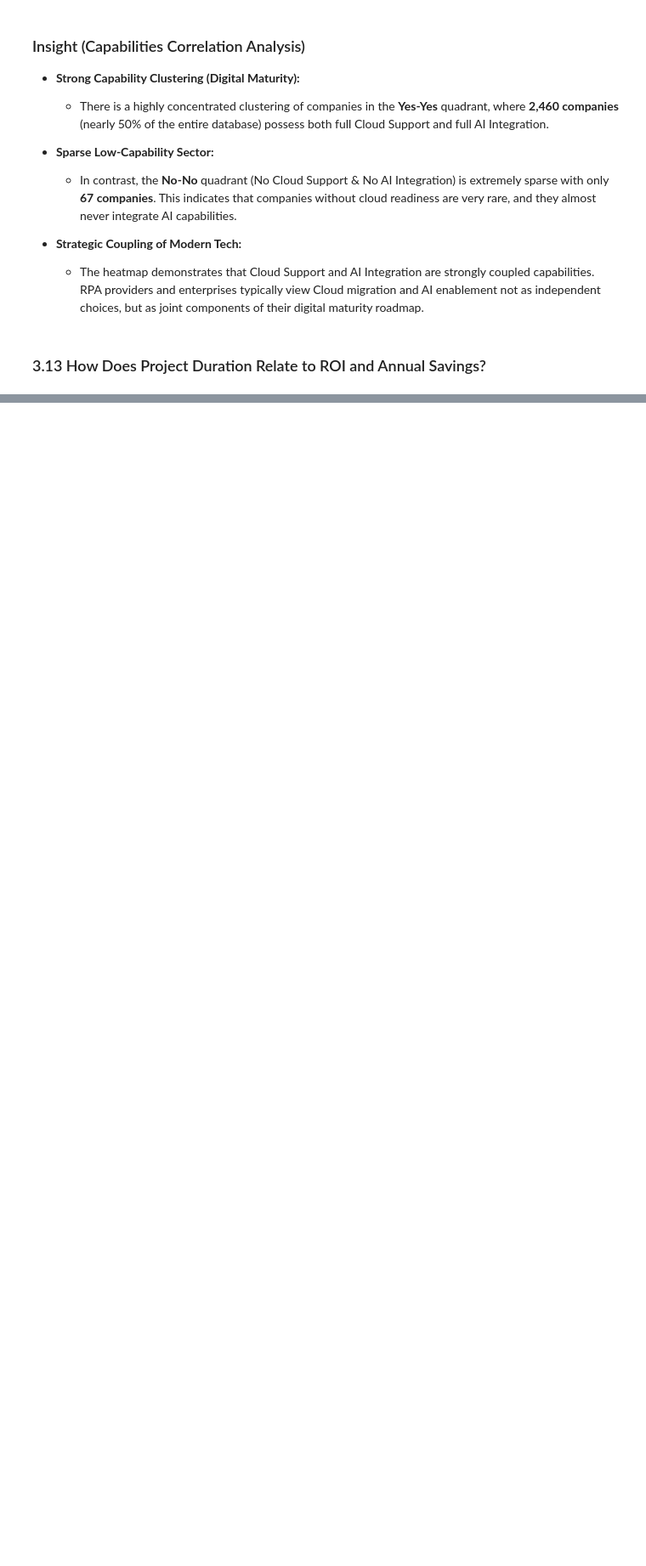
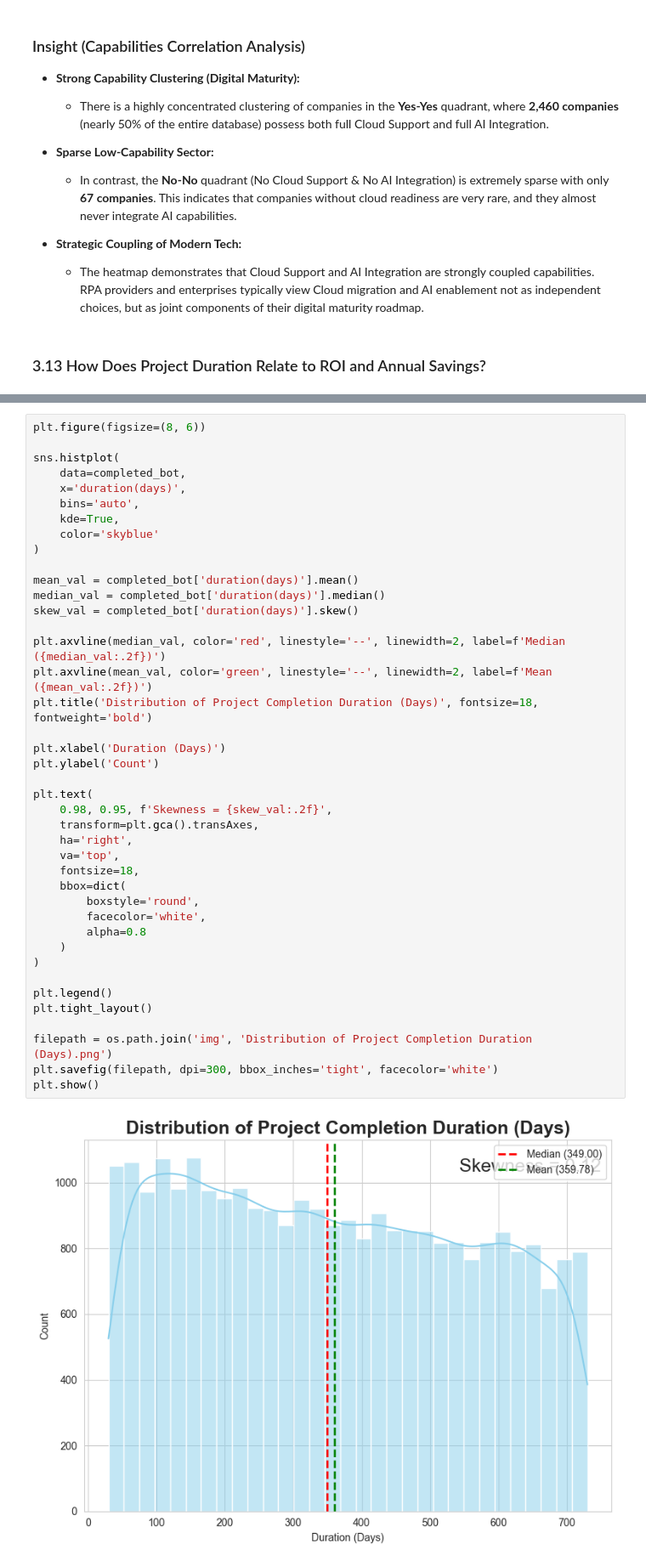
Before and after one commit to fathirrizkifadillah/Worldwide-Robotic-Process-Automation-Database-2026, a Jupyter notebook: main.ipynb, the cells around one changed output, grey strips where cells are left out. Shown at 85% size. Cells and saved outputs as stored; diff of their text form; blank space fills up the shorter version.

Commit message:
Add Distribution of Project Completion Duration

```diff
--- a/main.ipynb
+++ b/main.ipynb
@@ -1537,3 +1537,46 @@ completed_bot.head()
 | 3 | PRJ000004 | CMP00578 | Robust Automation Platform | 2023-12-30 | 2024-12-15 | Completed | Order Processing | ... |
 | 5 | PRJ000006 | CMP00868 | Phantom Workforce Digitization | 2017-06-18 | 2018-02-28 | Completed | HR Onboarding | ... |
 | 6 | PRJ000007 | CMP01179 | Unified Hyperautomation | 2020-08-19 | 2020-10-07 | Completed | IT Helpdesk | ... |
+# %%
+plt.figure(figsize=(8, 6))
+
+sns.histplot(
+    data=completed_bot,
+    x='duration(days)',
+    bins='auto',
+    kde=True,
+    color='skyblue'
+)
+
+mean_val = completed_bot['duration(days)'].mean()
+median_val = completed_bot['duration(days)'].median()
+skew_val = completed_bot['duration(days)'].skew()
+
+plt.axvline(median_val, color='red', linestyle='--', linewidth=2, label=f'Median ({median_val:.2f})')
+plt.axvline(mean_val, color='green', linestyle='--', linewidth=2, label=f'Mean ({mean_val:.2f})')
+plt.title('Distribution of Project Completion Duration (Days)', fontsize=18, fontweight='bold')
+
+plt.xlabel('Duration (Days)')
+plt.ylabel('Count')
+
+plt.text(
+    0.98, 0.95, f'Skewness = {skew_val:.2f}',
+    transform=plt.gca().transAxes,
+    ha='right',
+    va='top',
+    fontsize=18,
+    bbox=dict(
+        boxstyle='round',
+        facecolor='white',
+        alpha=0.8
+    )
+)
+
+plt.legend()
+plt.tight_layout()
+
+filepath = os.path.join('img', 'Distribution of Project Completion Duration (Days).png')
+plt.savefig(filepath, dpi=300, bbox_inches='tight', facecolor='white')
+plt.show()
+# %% [output]
+[figure, added]
```
Also changed, not shown: parts of 1 cell of this notebook, 3 other files.
